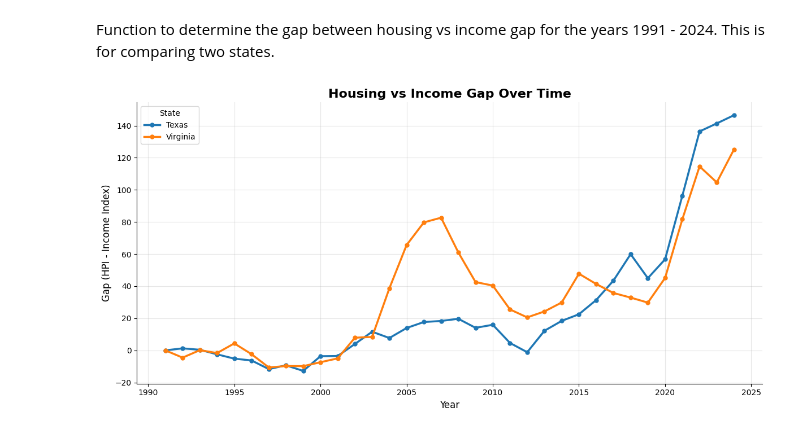
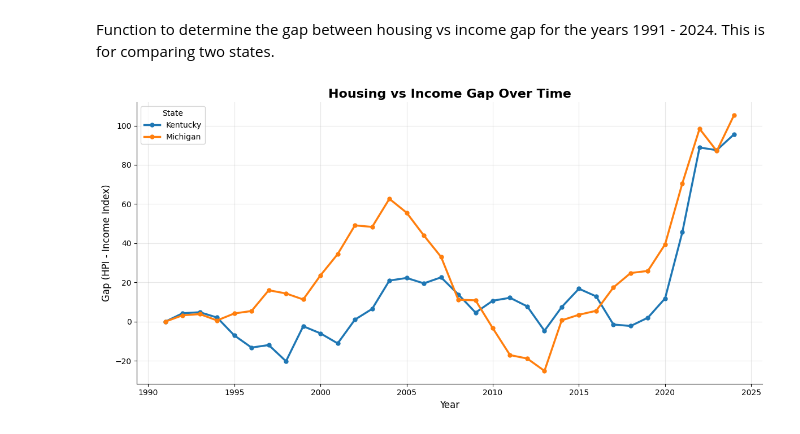
Before and after one commit to rhyman7/Home_Price_v_Median_Income_1991-2024, a Jupyter notebook: sql_and_visuals.ipynb, the cells around one changed output. Cells and saved outputs as stored; diff of their text form; code cells hidden in the pictures.

```diff
--- a/sql_and_visuals.ipynb
+++ b/sql_and_visuals.ipynb
@@ -166,43 +173,46 @@ def compare_states_with_gap(state1, state2):
 
     return query(query_str)
 # %%
-df = compare_states_with_gap('Virginia', 'Texas')
+def plot_compare_states_gap(state, state2):
+    df = compare_states_with_gap(state, state2)
 
-# Create figure
-plt.figure(figsize=(12, 6))
 
-# Plot each state
-for state in df['place_name'].unique():
-    subset = df[df['place_name'] == state]
-    plt.plot(
-        subset['yr'],
-        subset['gap'],
-        linewidth=2.5,
-        marker='o',
-        markersize=5,
-        label=state
+    plt.figure(figsize=(12, 6))
+
+
+    for state in df['place_name'].unique():
+        subset = df[df['place_name'] == state]
+        plt.plot(
+            subset['yr'],
+            subset['gap'],
+            linewidth=2.5,
+            marker='o',
+            markersize=5,
+            label=state
     )
 
-# Titles & labels
-plt.title('Housing vs Income Gap Over Time', fontsize=16, weight='bold')
-plt.xlabel('Year', fontsize=12)
-plt.ylabel('Gap (HPI - Income Index)', fontsize=12)
 
-# Grid for readability
-plt.grid(alpha=0.3)
+    plt.title('Housing vs Income Gap Over Time', fontsize=16, weight='bold')
+    plt.xlabel('Year', fontsize=12)
+    plt.ylabel('Gap (HPI - Income Index)', fontsize=12)
 
-# Legend styling
-plt.legend(title='State', fontsize=10)
 
-# Remove top/right borders (clean look)
-plt.gca().spines['top'].set_visible(False)
-plt.gca().spines['right'].set_visible(False)
+    plt.grid(alpha=0.3)
 
-# Tight layout
-plt.tight_layout()
 
-plt.show()
+    plt.legend(title='State', fontsize=10)
+
+
+    plt.gca().spines['top'].set_visible(False)
+    plt.gca().spines['right'].set_visible(False)
+
+
+    plt.tight_layout()
+
+    plt.show()
-# %% [output]
-[figure, removed]
+# %%
+plot_compare_states_gap('Kentucky', 'Michigan')
+# %% [output]
+[figure, added]
 # %%
 def plot_state_hpi_vs_income(state):
```
Also changed, not shown: parts of 9 cells of this notebook, 1 other file.
